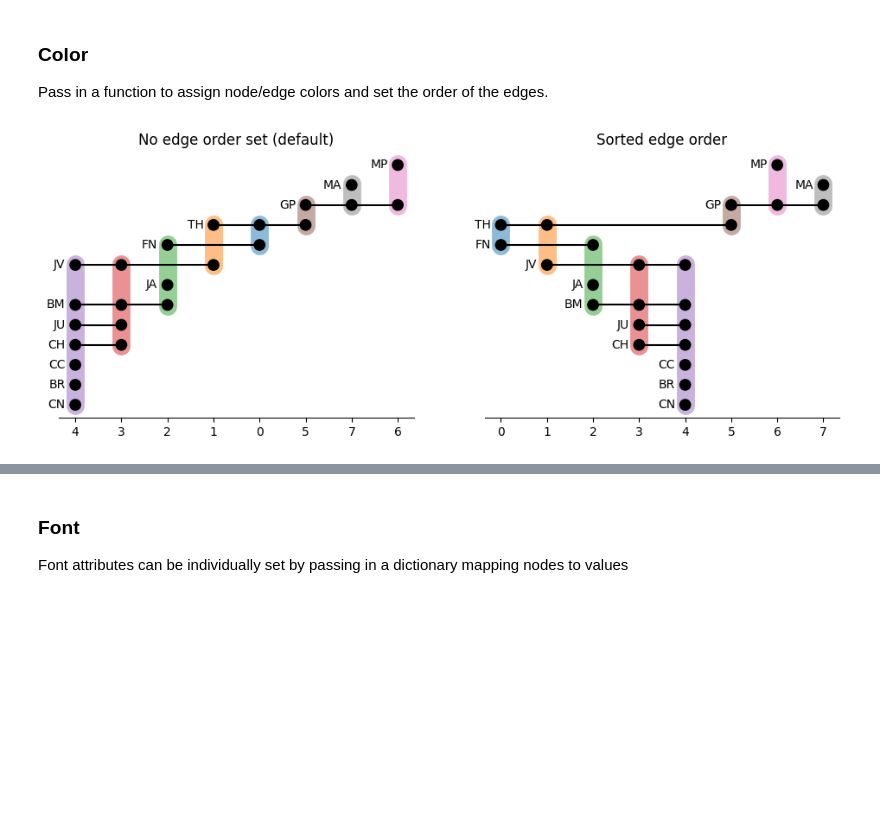
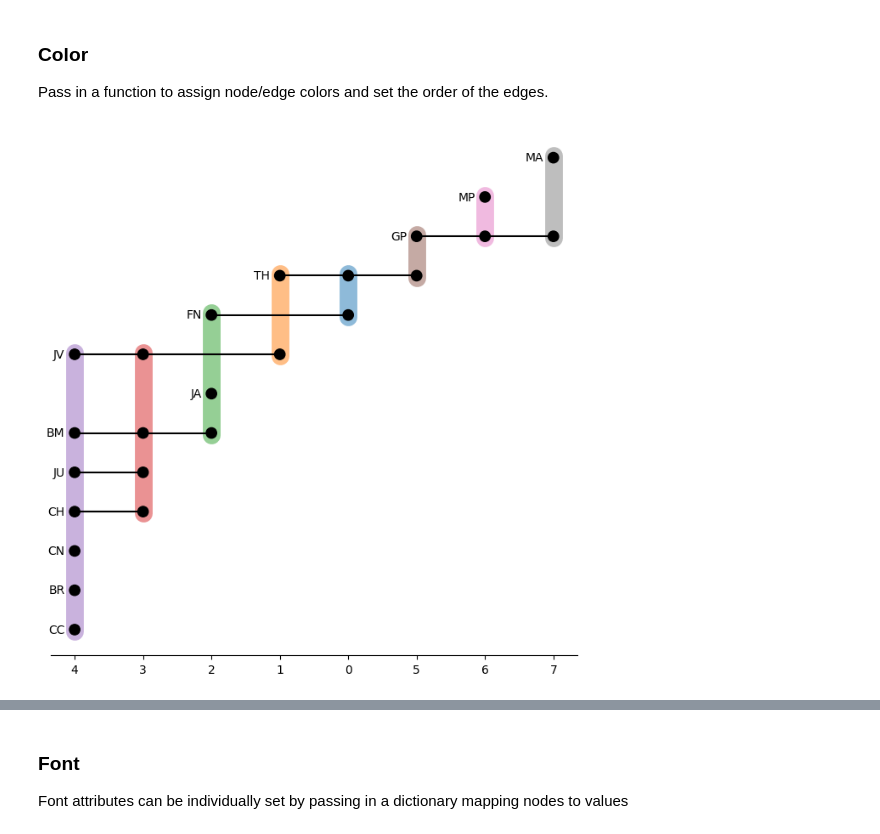
Before and after one commit to pnnl/HyperNetX, a Jupyter notebook: tutorials/dev/Advanced Visualization for UpSet.ipynb, the cells around one changed output, grey strips where cells are left out. Drawn from its saved outputs; the diff is of its cells as text; code cells hidden in the pictures; blank space fills up the shorter version.

```diff
--- a/tutorials/dev/Advanced Visualization for UpSet.ipynb
+++ b/tutorials/dev/Advanced Visualization for UpSet.ipynb
@@ -42,28 +42,18 @@ Pass in a function to assign node/edge colors and set the order of the edges.
 # %%
 edge_color = lambda e: plt.cm.tab10(e)
 lighter_edge_color = lambda e: edge_color(e) + np.array([0, 0, 0, -.5])
 
 kwargs = {
     'edges_kwargs': {
         'edgecolors': edge_color,
         'facecolors': lighter_edge_color,
         'color': lighter_edge_color
     }
 }
-plt.figure(figsize=(18, 4))
 
-plt.subplot(131)
-plt.title('No edge order set (default)')
 draw_incidence.draw_incidence_upset(
     H,
     **kwargs
 )
-plt.subplot(132)
-plt.title('Sorted edge order')
-draw_incidence.draw_incidence_upset(
-    H,
-    edge_order = sorted(H.edges),
-    **kwargs
-)
 # %% [output]
-[figure, old version]
+[figure, new version]
```
Also changed, not shown: parts of 3 cells of this notebook, 3 other files.
